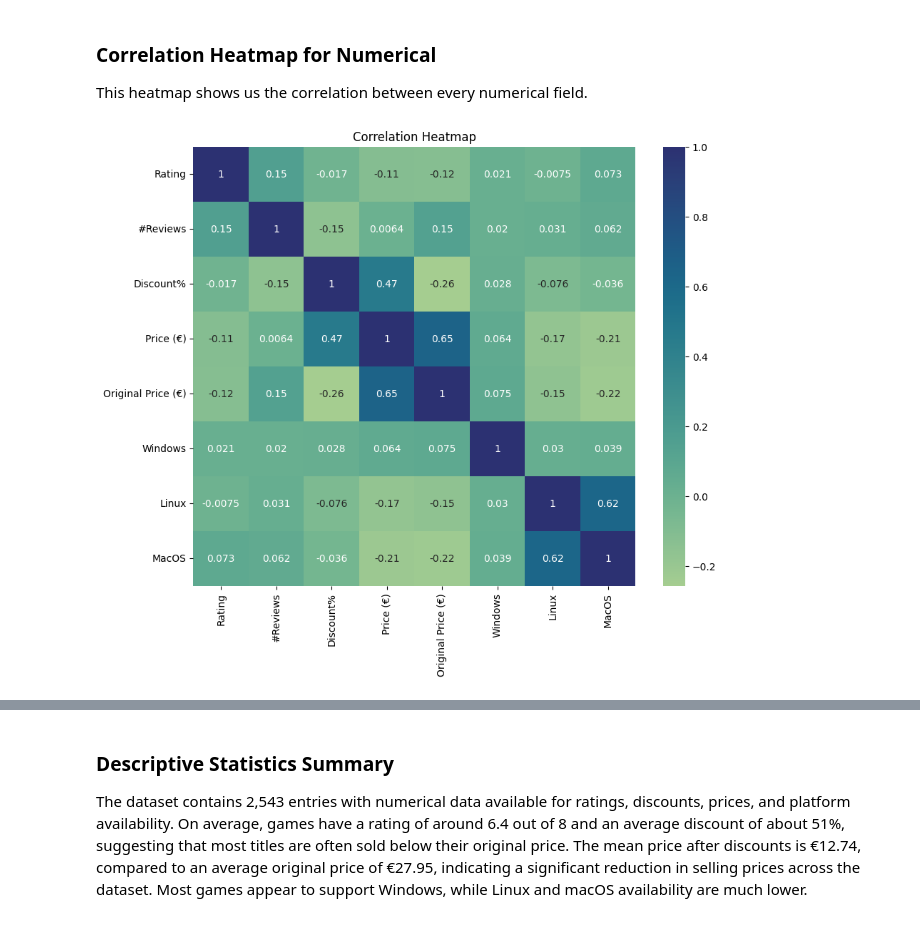
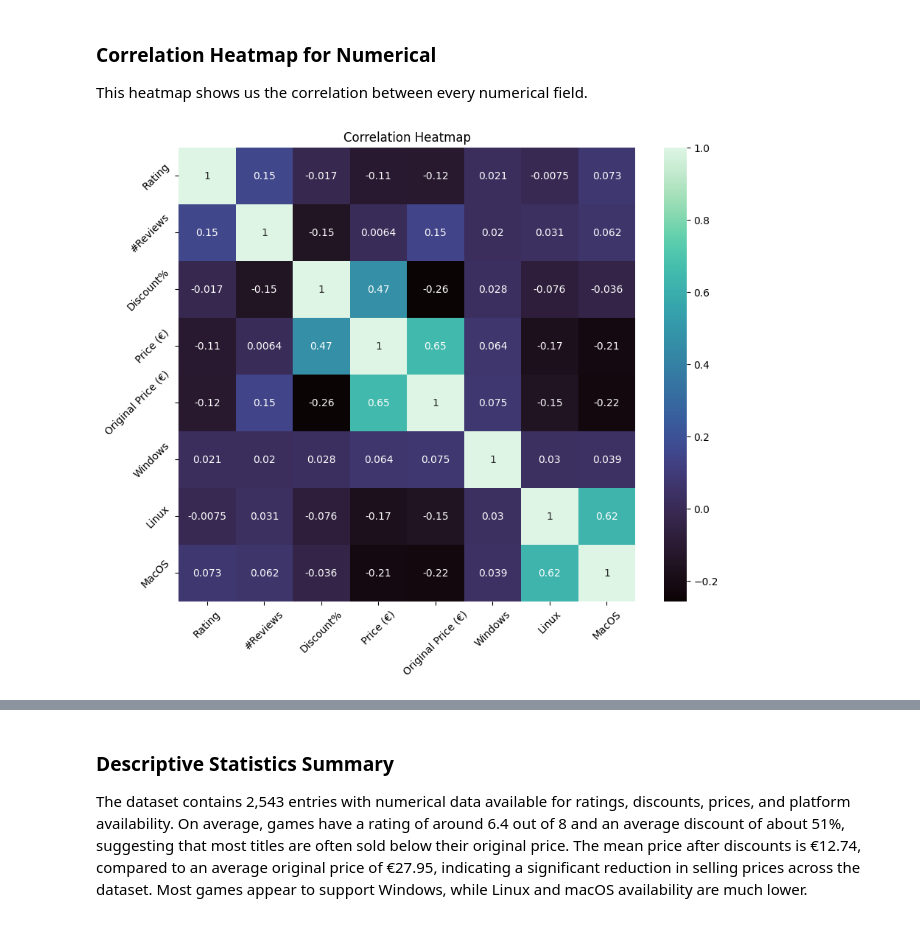
Before and after one commit to jbenigeri/Video-Game-Price-Analysis, a Jupyter notebook: src/explore_steam_data.ipynb, the cells around one changed output, grey strips where cells are left out. Drawn from its saved outputs; the diff is of its cells as text; code cells hidden in the pictures.

```diff
--- a/src/explore_steam_data.ipynb
+++ b/src/explore_steam_data.ipynb
@@ -13,14 +11,8 @@ Converting **#Reviews** columns to remove the commas and convert to a float for
 # %%
 steam_sales_path= "../data/steam_sales.csv"
-itad_data_path="../data/steam_games_analysis.csv"
 steam_df = pd.read_csv(steam_sales_path)
-itad_df= pd.read_csv(itad_data_path)
-
-# Clean #Reviews column: remove commas and keep as float
-steam_df['#Reviews'] = steam_df['#Reviews'].str.replace(',', '', regex=False).astype(float)
 
 # Convert Release Date to datetime for easier time-based analysis (sorting, plotting, extracting year/month)
-itad_df['ITAD Release Date'] = pd.to_datetime(itad_df['ITAD Release Date'], format="%Y-%m-%d", errors='coerce')
 def normalize_date_format(date_str):
     if pd.isna(date_str):
         return None
@@ -39,12 +31,23 @@ def normalize_date_format(date_str):
     else:
         return None  # non-date strings (like "Coming Soon")
 
-# Apply normalization and convert to datetime
-steam_df['Release Date Normalized'] = steam_df['Release Date'].apply(normalize_date_format)
-steam_df['Release Date Converted'] = pd.to_datetime(
-    steam_df['Release Date Normalized'],
-    format="%d %b, %Y",
-    errors='coerce'
+# Apply normalization, then convert back into datetime (overwriting the same column)
+steam_df['Release Date'] = steam_df['Release Date'].apply(normalize_date_format)
+steam_df['Release Date'] = pd.to_datetime(steam_df['Release Date'], format="%d %b, %Y", errors='coerce')
+
+# Ensure all dates are parsed correctly
+assert steam_df['Release Date'].isna().sum() == 0, "Not all dates converted successfully."
+
+steam_df['#Reviews'] = (
+    steam_df['#Reviews']
+    .str.replace(',', '', regex=False)   # remove commas
+    .str.replace(r'\.0$', '', regex=True) # remove trailing ".0"
+    .astype(int)                         # convert to int
 )
-#steam_df.sample(10)
-steam_df['Release Date Converted'].isna().sum()
+
+steam_df['Rating'] = (
+    steam_df['Rating']
+    .astype(str)
+    .str.replace(r'\.0$', '', regex=True)  # remove trailing ".0"
+    .astype(int)                         # convert to float
+)
@@ -259,7 +189,7 @@ Passing `palette` without assigning `hue` is deprecated and will be removed in v
 This code converts release dates to a datetime format, extracts the release year, and counts how many games were released each year.
 The results are displayed as a bar chart, providing a clear visualization of how the number of Steam game releases has changed over time and highlighting periods of growth or decline in publishing activity.
 # %%
-steam_df['Release Year'] = steam_df['Release Date Converted'].dt.year
+steam_df['Release Year'] = steam_df['Release Date'].dt.year
 
 # For plotting, use only rows with a year and cast to plain int
 plot_df = steam_df[steam_df['Release Year'].notna()].copy()
@@ -300,8 +230,14 @@ Overall, meaningful trend analysis should focus on **2015–2025**, when data de
 This heatmap shows us the correlation between every numerical field.
 # %%
 plt.figure(figsize=(10,8))
-sns.heatmap(steam_df[['Rating','#Reviews','Discount%','Price (€)','Original Price (€)','Windows','Linux','MacOS']].corr(), annot=True, cmap='crest')
+sns.heatmap(
+    steam_df[['Rating','#Reviews','Discount%','Price (€)','Original Price (€)','Windows','Linux','MacOS']].corr(),
+    annot=True,
+    cmap='mako'
+)
 plt.title('Correlation Heatmap')
+plt.xticks(rotation=45)  # Rotate x-axis labels
+plt.yticks(rotation=45)   # Keep y-axis labels horizontal (optional)
 plt.show()
 # %% [output]
-[figure, old version]
+[figure, new version]
```
Also changed, not shown: parts of 15 cells of this notebook.
